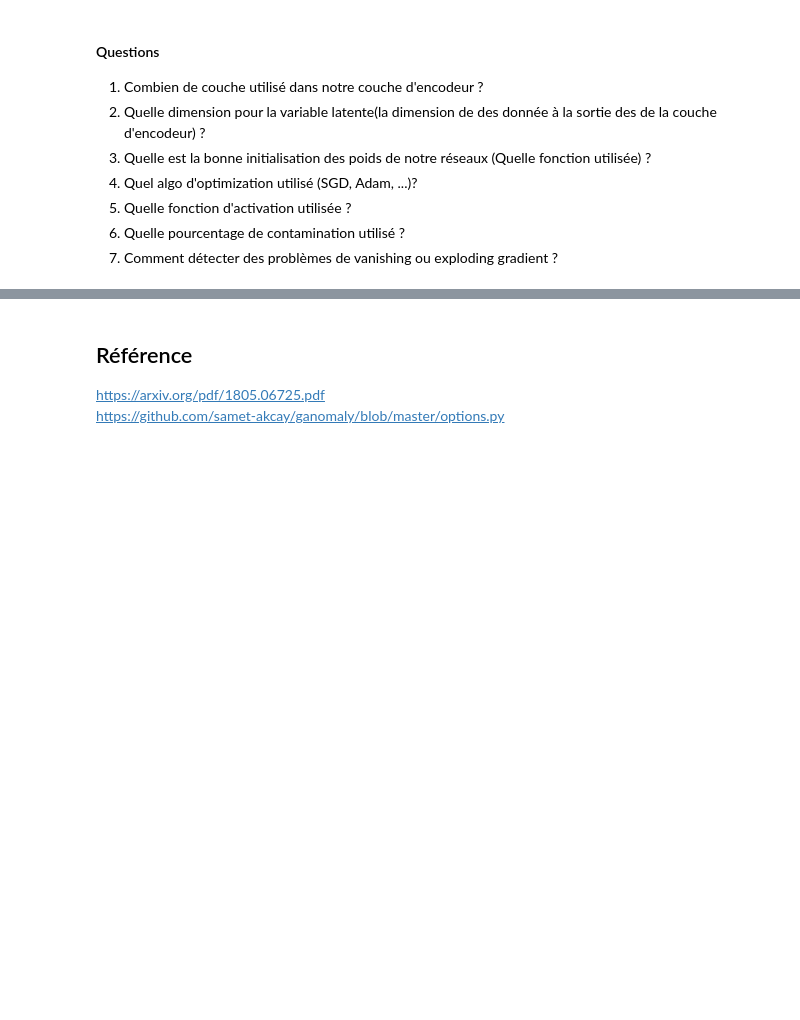
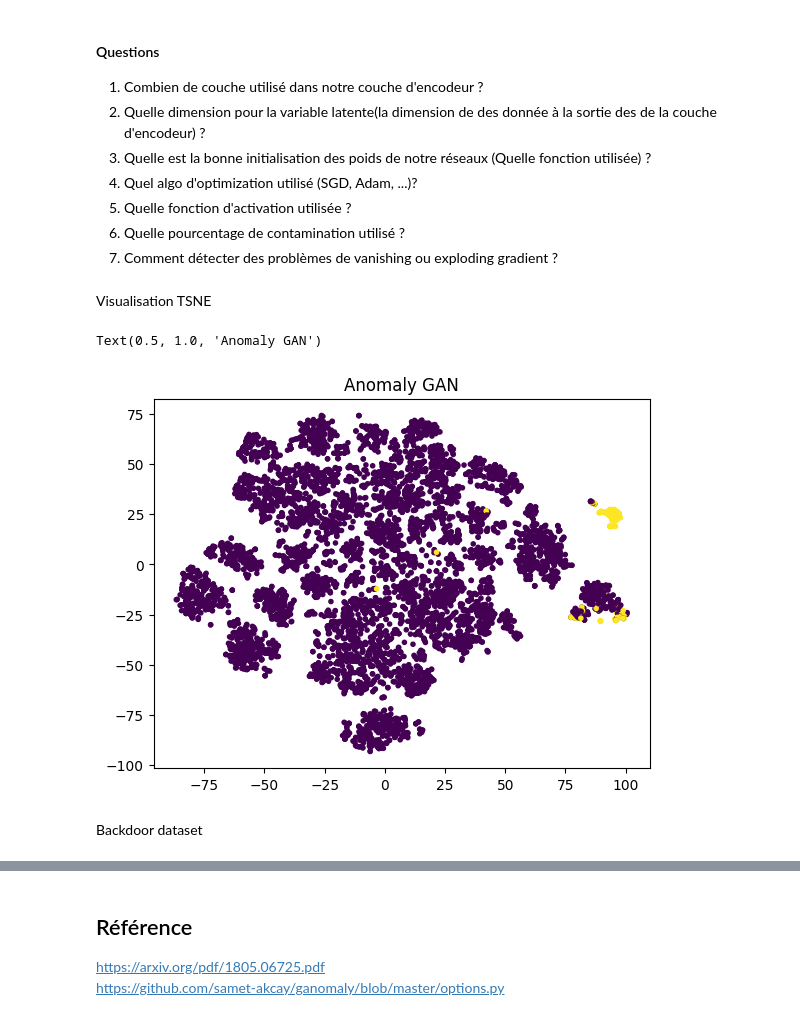
Before and after one commit to dahsie/anomalie_detection, a Jupyter notebook: src/GANomal.ipynb, the cells around one changed output, grey strips where cells are left out. Saved outputs shown, nothing was run; the diff lists cells and outputs as text; code cells hidden in the pictures; blank space fills up the shorter version.

```diff
--- a/src/GANomal.ipynb
+++ b/src/GANomal.ipynb
@@ -635,3 +642,5 @@ roc_auc 0.880172776394401
 5. Quelle fonction d'activation utilisée ?
 6. Quelle pourcentage de contamination utilisé ?
 7. Comment détecter des problèmes de vanishing ou exploding gradient ?
+# %% [markdown]
+Visualisation TSNE
@@ -637,0 +655,22 @@ roc_auc 0.880172776394401
+# %%
+with open("/content/drive/Othercomputers/Mon ordinateur portable/ISIMA/3A/anomalie_detection/src/embedded_index_creditcard.pickle", "rb") as file:
+    index = pickle.load(file)
+# %%
+#Creation de DataLoader pytorch (Just un objet qui permet d'itérer plus faciler sur l'entièreté de la dataset)
+pytorch_dataset = AE_Dataset(df.iloc[index, :])
+loader=DataLoader(dataset=pytorch_dataset)
+# %%
+viz_y = model.predict(loader)
+viz_y[viz_y == 1] = 0 # -1 == anomaly, else 1
+viz_y[viz_y == -1] = 1
+# %%
+with open("/content/drive/Othercomputers/Mon ordinateur portable/ISIMA/3A/anomalie_detection/src/X_embedded_creditcard.pickle", "rb") as file:
+    X_embedded = pickle.load(file)
+# %%
+plt.scatter(X_embedded[:, 0], X_embedded[:, 1], c=viz_y, marker='.')
+plt.title("Anomaly GAN")
+# %% [output]
+Text(0.5, 1.0, 'Anomaly GAN')
+[figure, added]
+# %% [markdown]
+Backdoor dataset
```
Also changed, not shown: parts of 21 cells of this notebook, 2 other files.
